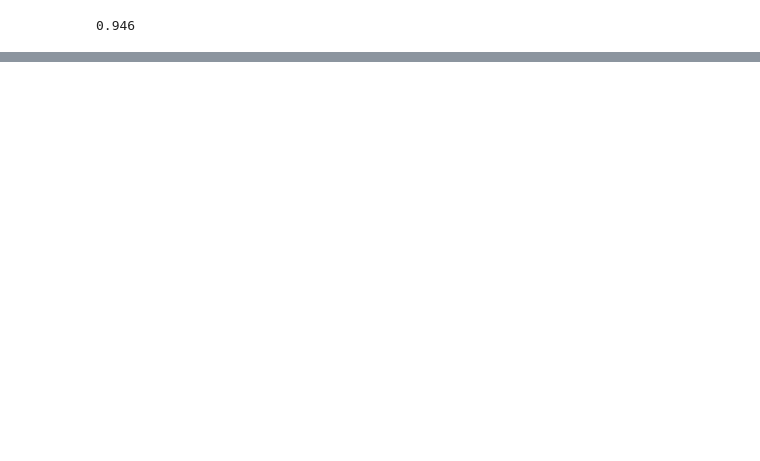
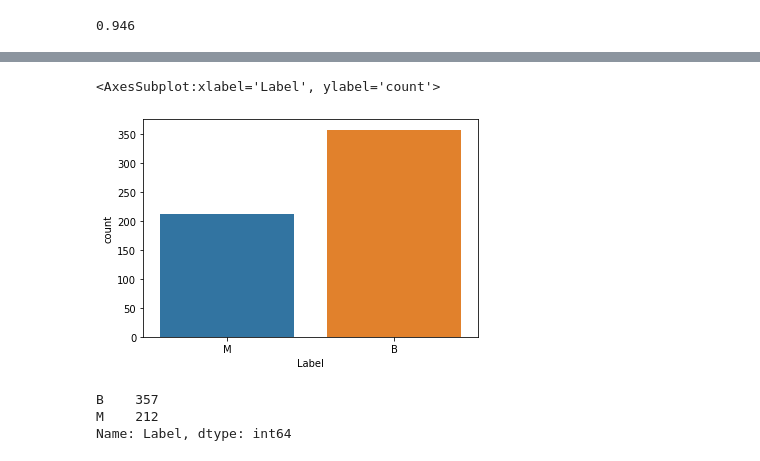
Before and after one commit to kasramojallal1/machine-learning-concepts, a Jupyter notebook: adaboost_and_xgboost/main.ipynb, the cells around one changed output, grey strips where cells are left out. Saved outputs shown, nothing was run; the diff lists cells and outputs as text; code cells hidden in the pictures; blank space fills up the shorter version.

```diff
--- a/adaboost_and_xgboost/main.ipynb
+++ b/adaboost_and_xgboost/main.ipynb
@@ -42,0 +78,6 @@ clf_randi.score(X, y)
+# %%
+df = pd.read_csv("data.csv")
+# %%
+# Label is the column that we want to predict
+
+df = df.rename(columns={'diagnosis':'Label'})
@@ -42,0 +100,13 @@ clf_randi.score(X, y)
+# %%
+# Understand the data
+sns.countplot(x="Label", data=df) # M - malignant   B - benign
+# %% [output]
+<AxesSubplot:xlabel='Label', ylabel='count'>
+[figure, added]
+# %%
+####### Replace categorical values with numbers########
+df['Label'].value_counts()
+# %% [output]
+B    357
+M    212
+Name: Label, dtype: int64
```
Also changed, not shown: parts of 25 cells of this notebook, 11 other files.
